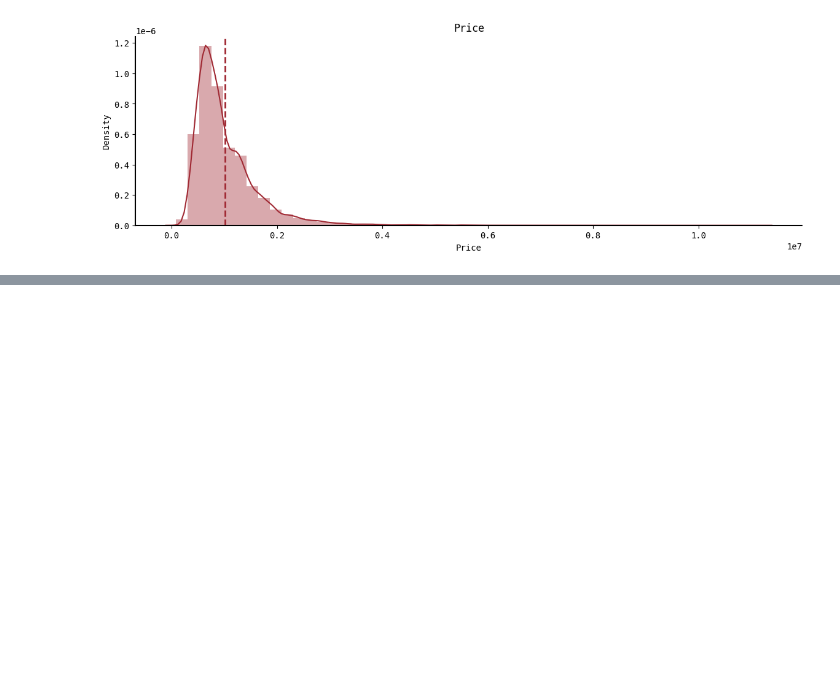
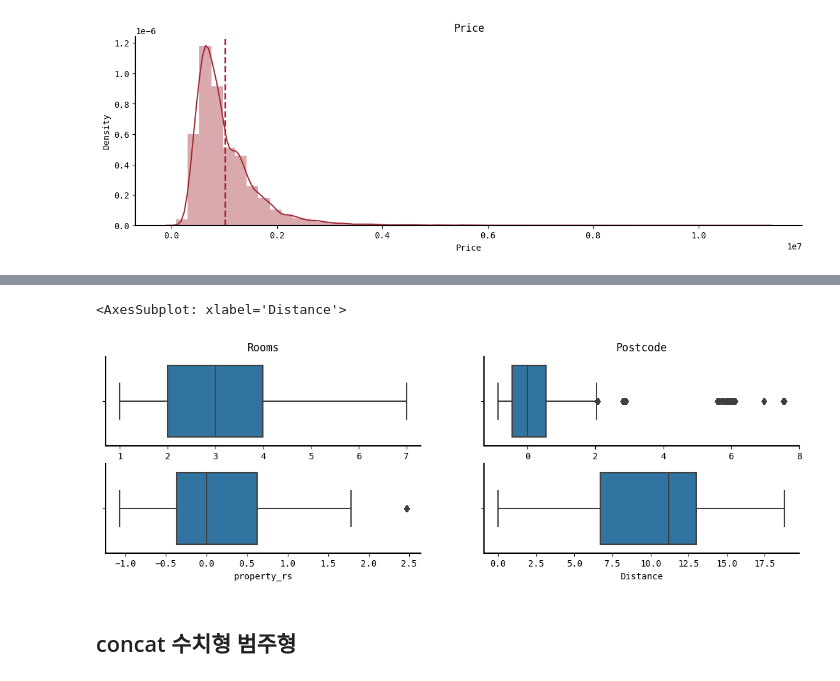
Before and after one commit to wumusill/Kaggul, a Jupyter notebook: Melbourne/melbourne.ipynb, the cells around one changed output, grey strips where cells are left out. Drawn from its saved outputs; the diff is of its cells as text; code cells hidden in the pictures; blank space fills up the shorter version.

```diff
--- a/Melbourne/melbourne.ipynb
+++ b/Melbourne/melbourne.ipynb
@@ -184,0 +446,12 @@ dtype: int64
+# %%
+condition = train_num["Rooms"] > train_num.describe().loc["75%", "Rooms"] + room_iqr * 1.5
+train_num.loc[condition, "Rooms"] = train_num.describe().loc["mean", "Rooms"]
+# %%
+condition = train_num["Distance"] > train_num.describe().loc["75%", "Distance"] + room_iqr * 1.5
+train_num.loc[condition, "Distance"] = train_num.describe().loc["mean", "Distance"]
+# %%
+from sklearn.preprocessing import RobustScaler
+
+rs_post = RobustScaler()
+train_num[["post_rs"]] = rs_post.fit_transform(train_num[["Postcode"]])
+train_num[["Postcode", "post_rs"]].head()
@@ -184,0 +465,4 @@ dtype: int64
+# %%
+rs_property = RobustScaler()
+train_num[["property_rs"]] = rs_property.fit_transform(train_num[["Propertycount"]])
+train_num[["Propertycount", "property_rs"]].head()
@@ -184,0 +485,11 @@ dtype: int64
+# %%
+fig, axes = plt.subplots(ncols=2, nrows=2)
+sns.boxplot(data=train_num, x="Rooms", ax=axes[0, 0]).set_title("Rooms")
+sns.boxplot(data=train_num, x="post_rs", ax=axes[0, 1]).set_title("Postcode")
+sns.boxplot(data=train_num, x="property_rs", ax=axes[1, 0])
+sns.boxplot(data=train_num, x="Distance", ax=axes[1, 1])
+# %% [output]
+<AxesSubplot: xlabel='Distance'>
+[figure, added]
+# %% [markdown]
+## concat 수치형 범주형
```
Also changed, not shown: parts of 60 cells of this notebook.
